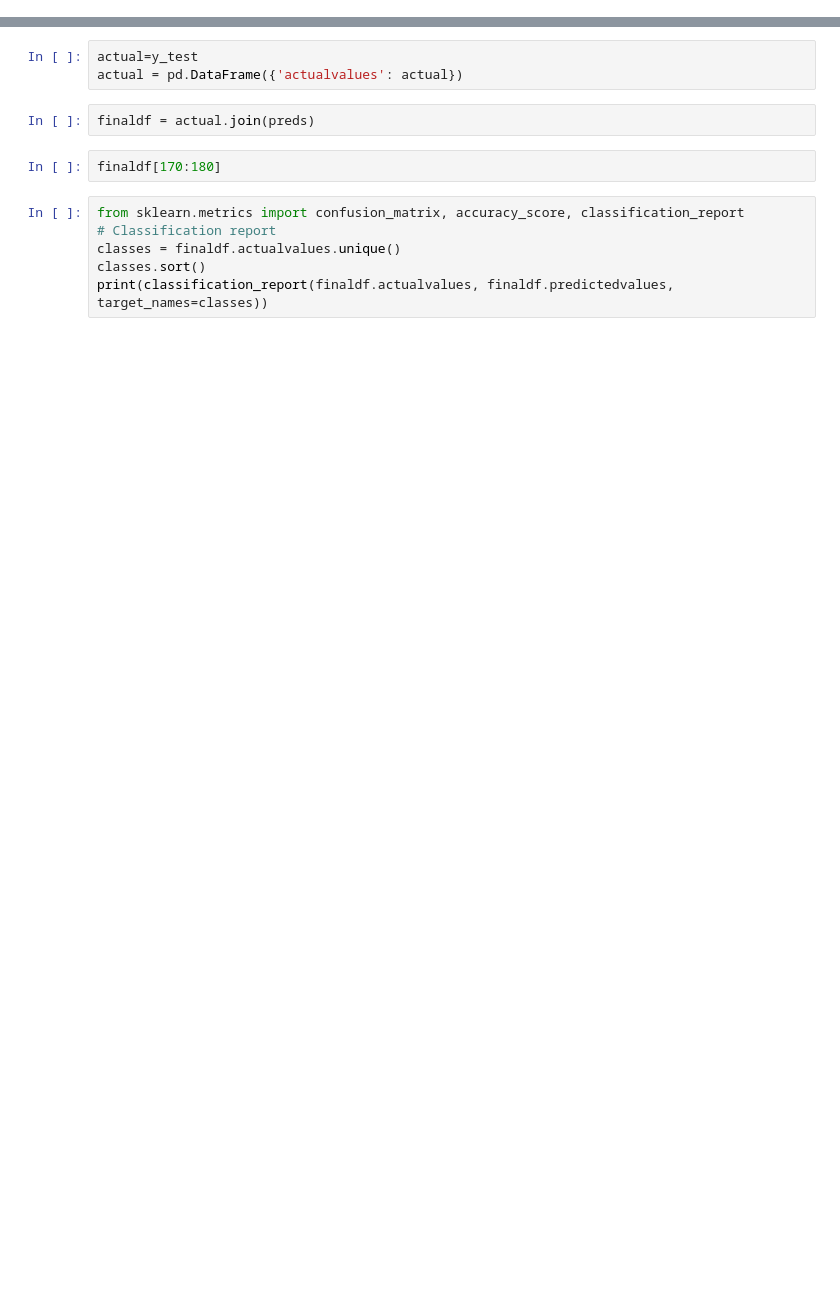
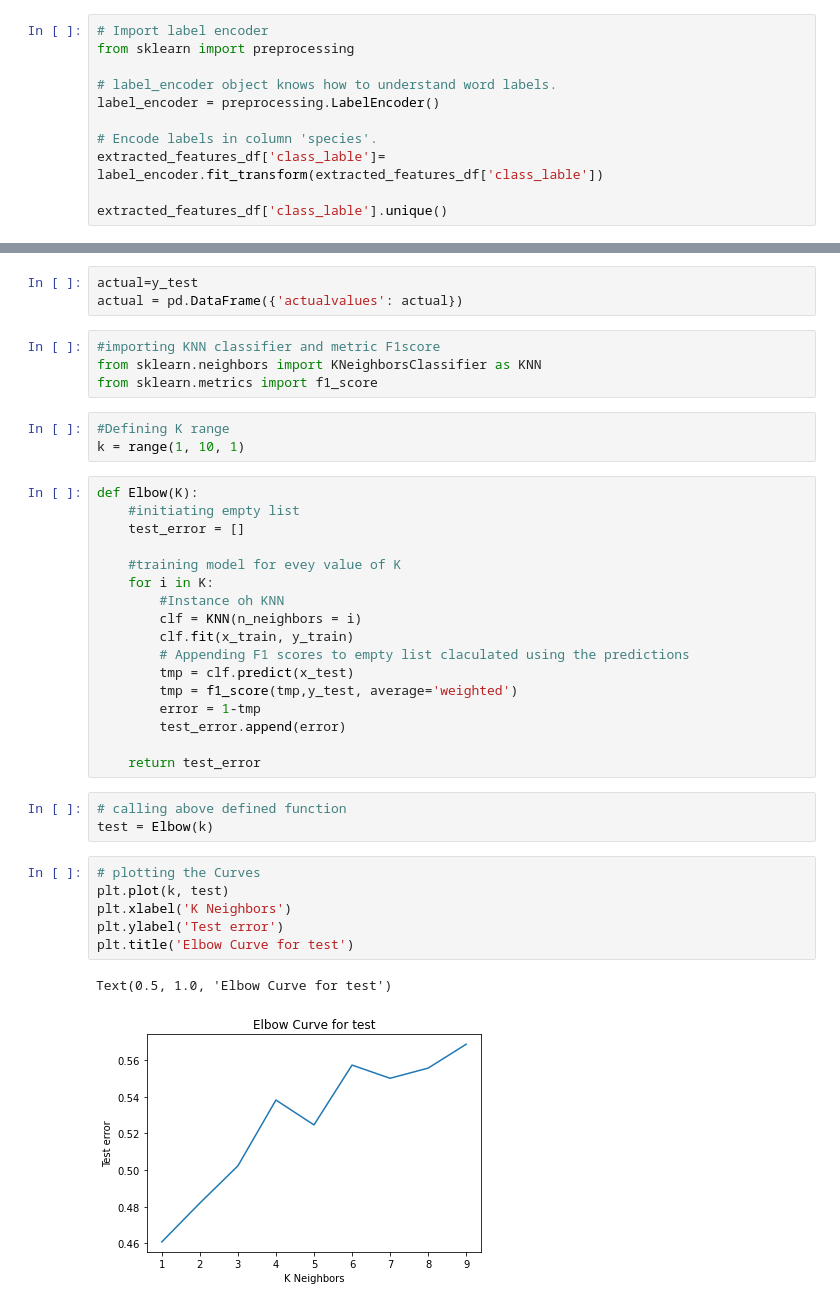
Before and after one commit to JasminJoy1/pds, a Jupyter notebook: Feature_Extraction.ipynb, the cells around one changed output, grey strips where cells are left out. Drawn from its saved outputs; the diff is of its cells as text; blank space fills up the shorter version.

```diff
--- a/Feature_Extraction.ipynb
+++ b/Feature_Extraction.ipynb
@@ -50,0 +115,11 @@ extracted_features_df.shape
+# %%
+# Import label encoder
+from sklearn import preprocessing
+
+# label_encoder object knows how to understand word labels.
+label_encoder = preprocessing.LabelEncoder()
+
+# Encode labels in column 'species'.
+extracted_features_df['class_lable']= label_encoder.fit_transform(extracted_features_df['class_lable'])
+
+extracted_features_df['class_lable'].unique()
@@ -102,13 +225,39 @@ preds
 # %%
 actual=y_test
 actual = pd.DataFrame({'actualvalues': actual})
-# %%
-finaldf = actual.join(preds)
-# %%
-finaldf[170:180]
-# %%
-from sklearn.metrics import confusion_matrix, accuracy_score, classification_report
-# Classification report
-classes = finaldf.actualvalues.unique()
-classes.sort()
-print(classification_report(finaldf.actualvalues, finaldf.predictedvalues, target_names=classes))
+# %%
+#importing KNN classifier and metric F1score
+from sklearn.neighbors import KNeighborsClassifier as KNN
+from sklearn.metrics import f1_score
+# %%
+#Defining K range
+k = range(1, 10, 1)
+# %%
+def Elbow(K):
+    #initiating empty list
+    test_error = []
+
+    #training model for evey value of K
+    for i in K:
+        #Instance oh KNN
+        clf = KNN(n_neighbors = i)
+        clf.fit(x_train, y_train)
+        # Appending F1 scores to empty list claculated using the predictions
+        tmp = clf.predict(x_test)
+        tmp = f1_score(tmp,y_test, average='weighted')
+        error = 1-tmp
+        test_error.append(error)
+
+    return test_error
+# %%
+# calling above defined function
+test = Elbow(k)
+# %%
+# plotting the Curves
+plt.plot(k, test)
+plt.xlabel('K Neighbors')
+plt.ylabel('Test error')
+plt.title('Elbow Curve for test')
+# %% [output]
+Text(0.5, 1.0, 'Elbow Curve for test')
+[figure, added]
```
Also changed, not shown: parts of 41 cells of this notebook.
